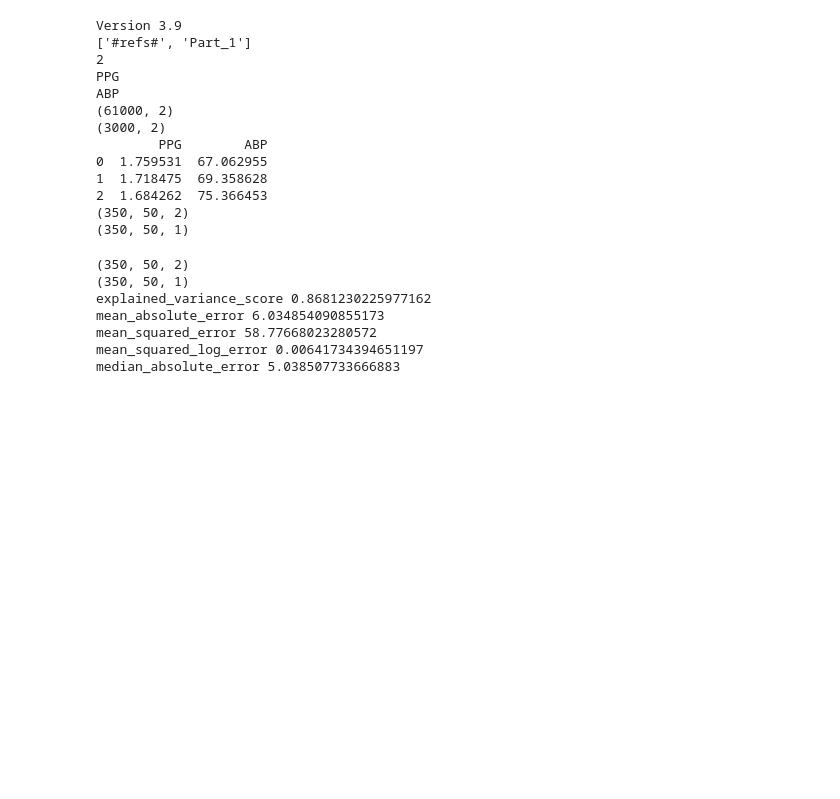
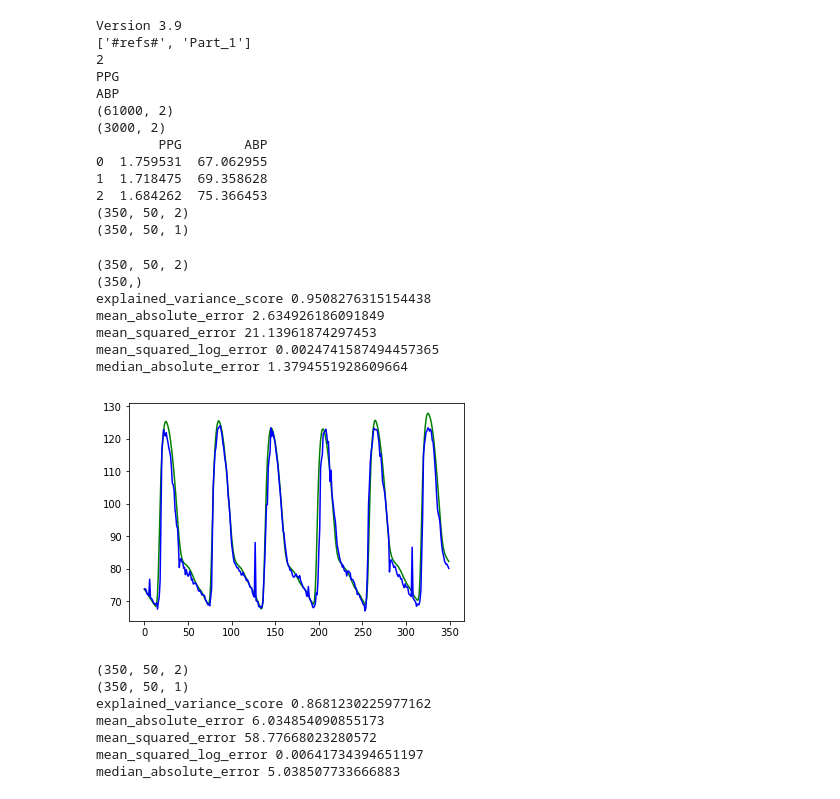
Before and after one commit to hossein20s/Average_Blood_Pressure_estimation, a Jupyter notebook: PPG2BloodPressure.ipynb, the cells around one changed output. Cells and saved outputs as stored; diff of their text form; code cells hidden in the pictures; blank space fills up the shorter version.

Commit message:
Got perfect result with RandomForestRegressor

```diff
--- a/PPG2BloodPressure.ipynb
+++ b/PPG2BloodPressure.ipynb
@@ -115,3 +130,10 @@ ABP
 0  1.759531  67.062955
 1  1.718475  69.358628
 2  1.684262  75.366453
+# %%
+# Code taken from Josh Bloom's lecture
+
+from sklearn.ensemble import RandomForestRegressor
+clf2 = RandomForestRegressor(n_estimators=1000,
+                            criterion='mse')
+clf2.fit(x[:,0,:], y[:,0,:])
@@ -246,4 +276,21 @@ ABP
 2  1.684262  75.366453
 (350, 50, 2)
 (350, 50, 1)
+# %%
+predicted_labels = clf2.predict(x_test[:,0,:])
+print(x_test.shape)
+print(predicted_labels.shape)
+calculate_errors(y_test[:,0,0], predicted_labels)
+plt.plot(y_test[:,0,0],'g')
+plt.plot(predicted_labels,'b')
+plt.show()
+# %% [output]
+(350, 50, 2)
+(350,)
+explained_variance_score 0.9508276315154438
+mean_absolute_error 2.634926186091849
+mean_squared_error 21.13961874297453
+mean_squared_log_error 0.0024741587494457365
+median_absolute_error 1.3794551928609664
+[figure, added]
 # %%
```
Also changed, not shown: parts of 7 cells of this notebook.
